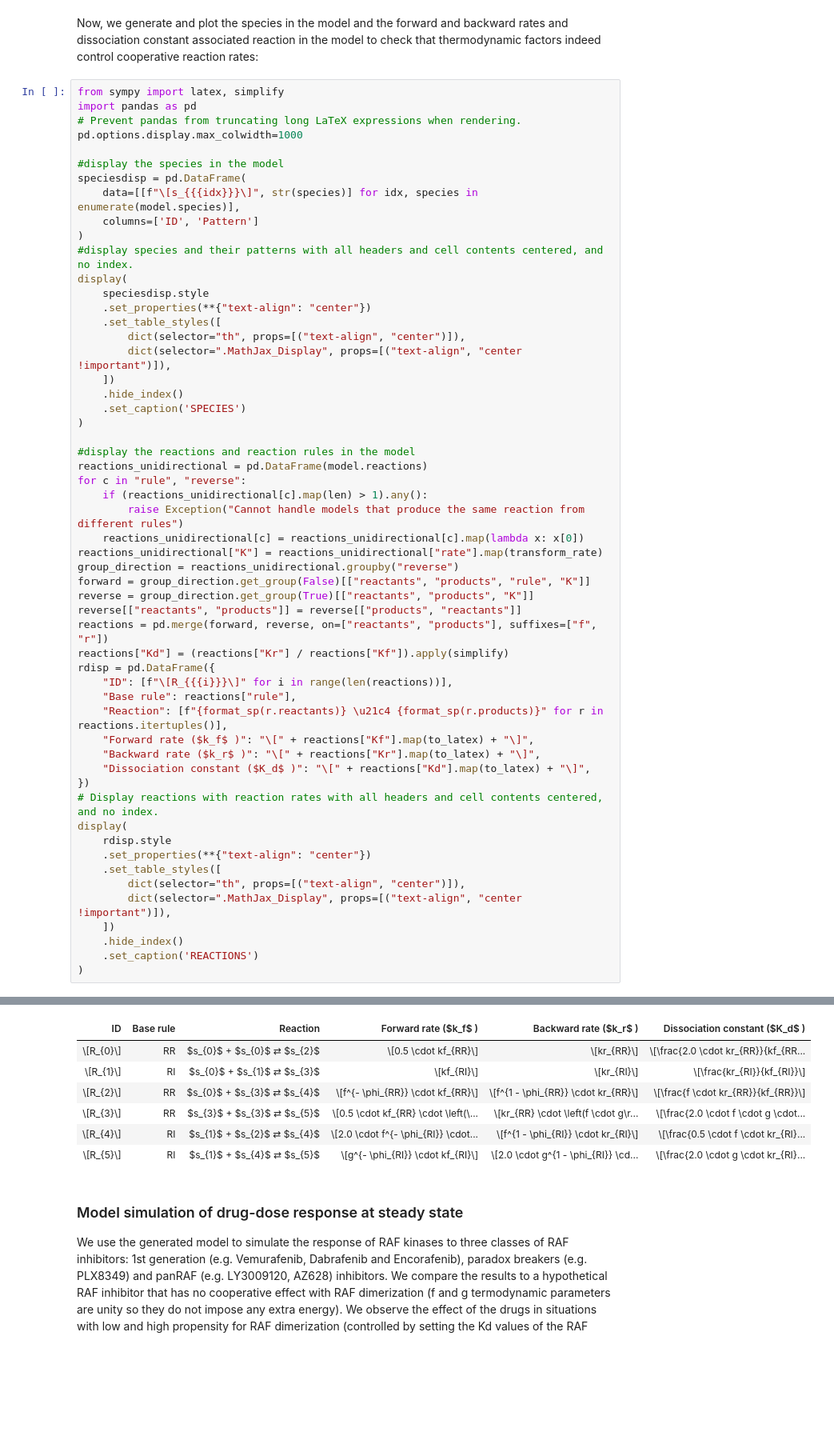
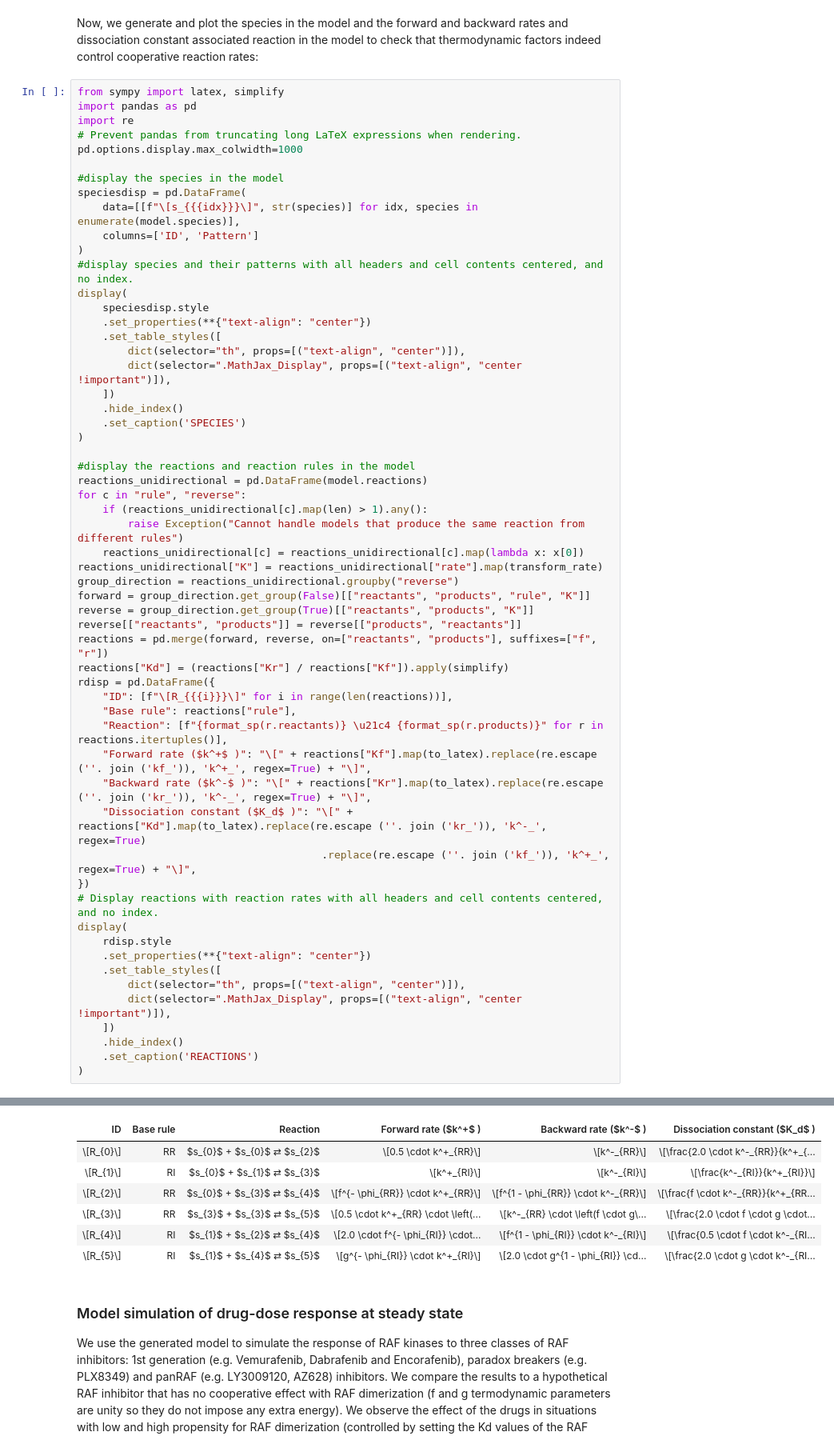
Before and after one commit to lgerosa/rosa_webinar_20Jan2021, a Jupyter notebook: toy_example_RAF_RAFi.ipynb, the cells around one changed output, grey strips where cells are left out. Shown: that part at 80% size. Cells and saved outputs as stored; diff of their text form; blank space fills up the shorter version.

```diff
--- a/toy_example_RAF_RAFi.ipynb
+++ b/toy_example_RAF_RAFi.ipynb
@@ -182,6 +182,7 @@ Now, we generate and plot the species in the model and the forward and backward
 # %%
 from sympy import latex, simplify
 import pandas as pd
+import re
 # Prevent pandas from truncating long LaTeX expressions when rendering.
 pd.options.display.max_colwidth=1000
 
@@ -214,43 +215,44 @@ forward = group_direction.get_group(False)[["reactants", "products", "rule", "K"
 reverse = group_direction.get_group(True)[["reactants", "products", "K"]]
 reverse[["reactants", "products"]] = reverse[["products", "reactants"]]
 reactions = pd.merge(forward, reverse, on=["reactants", "products"], suffixes=["f", "r"])
 reactions["Kd"] = (reactions["Kr"] / reactions["Kf"]).apply(simplify)
 rdisp = pd.DataFrame({
     "ID": [f"\[R_{{{i}}}\]" for i in range(len(reactions))],
     "Base rule": reactions["rule"],
     "Reaction": [f"{format_sp(r.reactants)} \u21c4 {format_sp(r.products)}" for r in reactions.itertuples()],
-    "Forward rate ($k_f$ )": "\[" + reactions["Kf"].map(to_latex) + "\]",
-    "Backward rate ($k_r$ )": "\[" + reactions["Kr"].map(to_latex) + "\]",
-    "Dissociation constant ($K_d$ )": "\[" + reactions["Kd"].map(to_latex) + "\]",
+    "Forward rate ($k^+$ )": "\[" + reactions["Kf"].map(to_latex).replace(re.escape (''. join ('kf_')), 'k^+_', regex=True) + "\]",
+    "Backward rate ($k^-$ )": "\[" + reactions["Kr"].map(to_latex).replace(re.escape (''. join ('kr_')), 'k^-_', regex=True) + "\]",
+    "Dissociation constant ($K_d$ )": "\[" + reactions["Kd"].map(to_latex).replace(re.escape (''. join ('kr_')), 'k^-_', regex=True)
+                                       .replace(re.escape (''. join ('kf_')), 'k^+_', regex=True) + "\]",
 })
 # Display reactions with reaction rates with all headers and cell contents centered, and no index.
 display(
     rdisp.style
     .set_properties(**{"text-align": "center"})
     .set_table_styles([
         dict(selector="th", props=[("text-align", "center")]),
         dict(selector=".MathJax_Display", props=[("text-align", "center !important")]),
     ])
     .hide_index()
     .set_caption('REACTIONS')
 )
 # %% [output]
 SPECIES
 | ID | Pattern |
 | \[s_{0}\] | R(r=None, i=None) |
 | \[s_{1}\] | I(r=None) |
 | \[s_{2}\] | R(r=1, i=None) % R(r=1, i=None) |
 | \[s_{3}\] | I(r=1) % R(r=None, i=1) |
 | \[s_{4}\] | I(r=1) % R(r=2, i=1) % R(r=2, i=N... |
 | \[s_{5}\] | I(r=1) % I(r=2) % R(r=3, i=1) % R... |
 REACTIONS
-| ID | Base rule | Reaction | Forward rate ($k_f$ ) | Backward rate ($k_r$ ) | Dissociation constant ($K_d$ ) |
-| \[R_{0}\] | RR | $s_{0}$ + $s_{0}$ ⇄ $s_{2}$ | \[0.5 \cdot kf_{RR}\] | \[kr_{RR}\] | \[\frac{2.0 \cdot kr_{RR}}{kf_{RR... |
-| \[R_{1}\] | RI | $s_{0}$ + $s_{1}$ ⇄ $s_{3}$ | \[kf_{RI}\] | \[kr_{RI}\] | \[\frac{kr_{RI}}{kf_{RI}}\] |
-| \[R_{2}\] | RR | $s_{0}$ + $s_{3}$ ⇄ $s_{4}$ | \[f^{- \phi_{RR}} \cdot kf_{RR}\] | \[f^{1 - \phi_{RR}} \cdot kr_{RR}\] | \[\frac{f \cdot kr_{RR}}{kf_{RR}}\] |
-| \[R_{3}\] | RR | $s_{3}$ + $s_{3}$ ⇄ $s_{5}$ | \[0.5 \cdot kf_{RR} \cdot \left(\... | \[kr_{RR} \cdot \left(f \cdot g\r... | \[\frac{2.0 \cdot f \cdot g \cdot... |
-| \[R_{4}\] | RI | $s_{1}$ + $s_{2}$ ⇄ $s_{4}$ | \[2.0 \cdot f^{- \phi_{RI}} \cdot... | \[f^{1 - \phi_{RI}} \cdot kr_{RI}\] | \[\frac{0.5 \cdot f \cdot kr_{RI}... |
-| \[R_{5}\] | RI | $s_{1}$ + $s_{4}$ ⇄ $s_{5}$ | \[g^{- \phi_{RI}} \cdot kf_{RI}\] | \[2.0 \cdot g^{1 - \phi_{RI}} \cd... | \[\frac{2.0 \cdot g \cdot kr_{RI}... |
+| ID | Base rule | Reaction | Forward rate ($k^+$ ) | Backward rate ($k^-$ ) | Dissociation constant ($K_d$ ) |
+| \[R_{0}\] | RR | $s_{0}$ + $s_{0}$ ⇄ $s_{2}$ | \[0.5 \cdot k^+_{RR}\] | \[k^-_{RR}\] | \[\frac{2.0 \cdot k^-_{RR}}{k^+_{... |
+| \[R_{1}\] | RI | $s_{0}$ + $s_{1}$ ⇄ $s_{3}$ | \[k^+_{RI}\] | \[k^-_{RI}\] | \[\frac{k^-_{RI}}{k^+_{RI}}\] |
+| \[R_{2}\] | RR | $s_{0}$ + $s_{3}$ ⇄ $s_{4}$ | \[f^{- \phi_{RR}} \cdot k^+_{RR}\] | \[f^{1 - \phi_{RR}} \cdot k^-_{RR}\] | \[\frac{f \cdot k^-_{RR}}{k^+_{RR... |
+| \[R_{3}\] | RR | $s_{3}$ + $s_{3}$ ⇄ $s_{5}$ | \[0.5 \cdot k^+_{RR} \cdot \left(... | \[k^-_{RR} \cdot \left(f \cdot g\... | \[\frac{2.0 \cdot f \cdot g \cdot... |
+| \[R_{4}\] | RI | $s_{1}$ + $s_{2}$ ⇄ $s_{4}$ | \[2.0 \cdot f^{- \phi_{RI}} \cdot... | \[f^{1 - \phi_{RI}} \cdot k^-_{RI}\] | \[\frac{0.5 \cdot f \cdot k^-_{RI... |
+| \[R_{5}\] | RI | $s_{1}$ + $s_{4}$ ⇄ $s_{5}$ | \[g^{- \phi_{RI}} \cdot k^+_{RI}\] | \[2.0 \cdot g^{1 - \phi_{RI}} \cd... | \[\frac{2.0 \cdot g \cdot k^-_{RI... |
 # %% [markdown]
 ### Model simulation of drug-dose response at steady state
 
```
